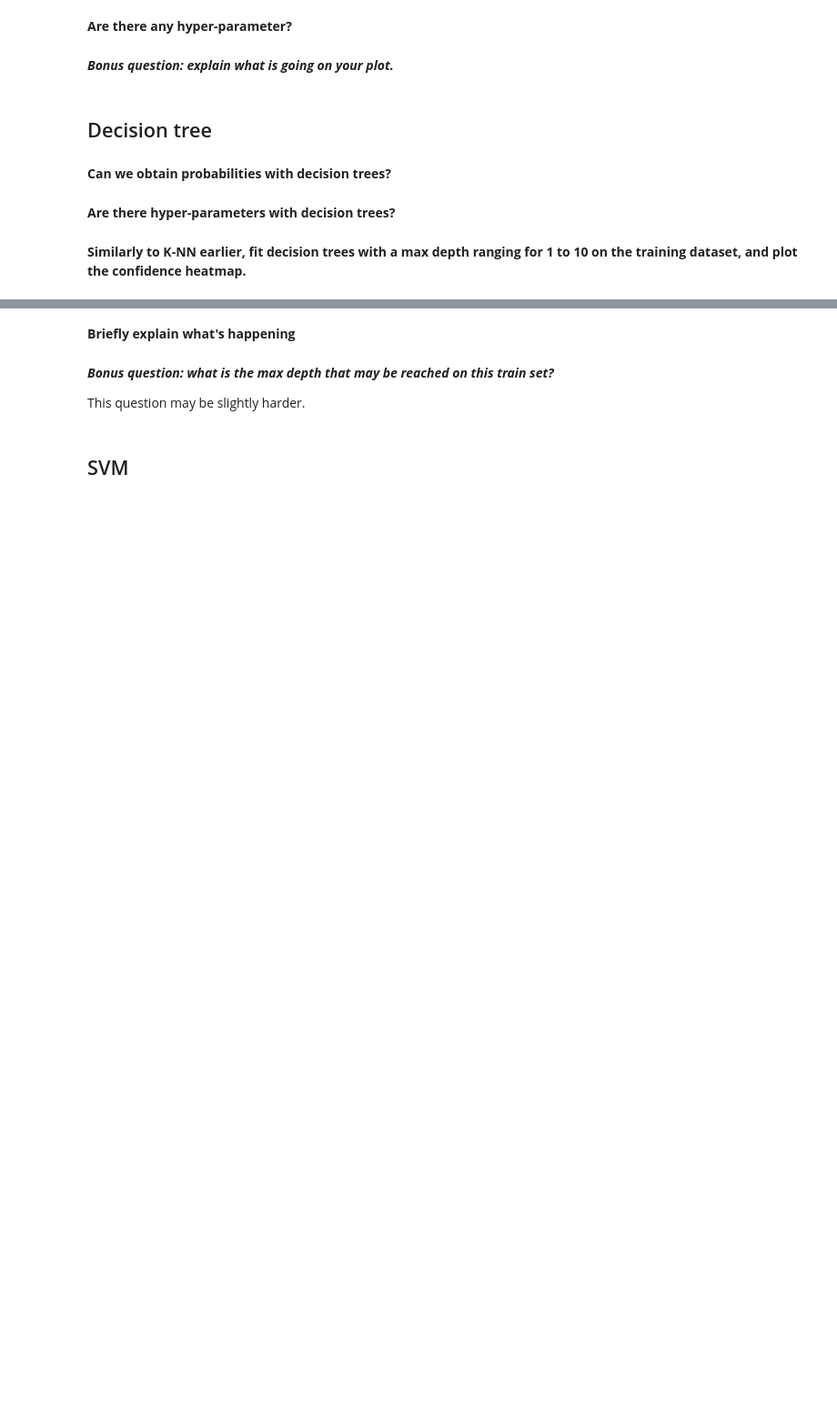
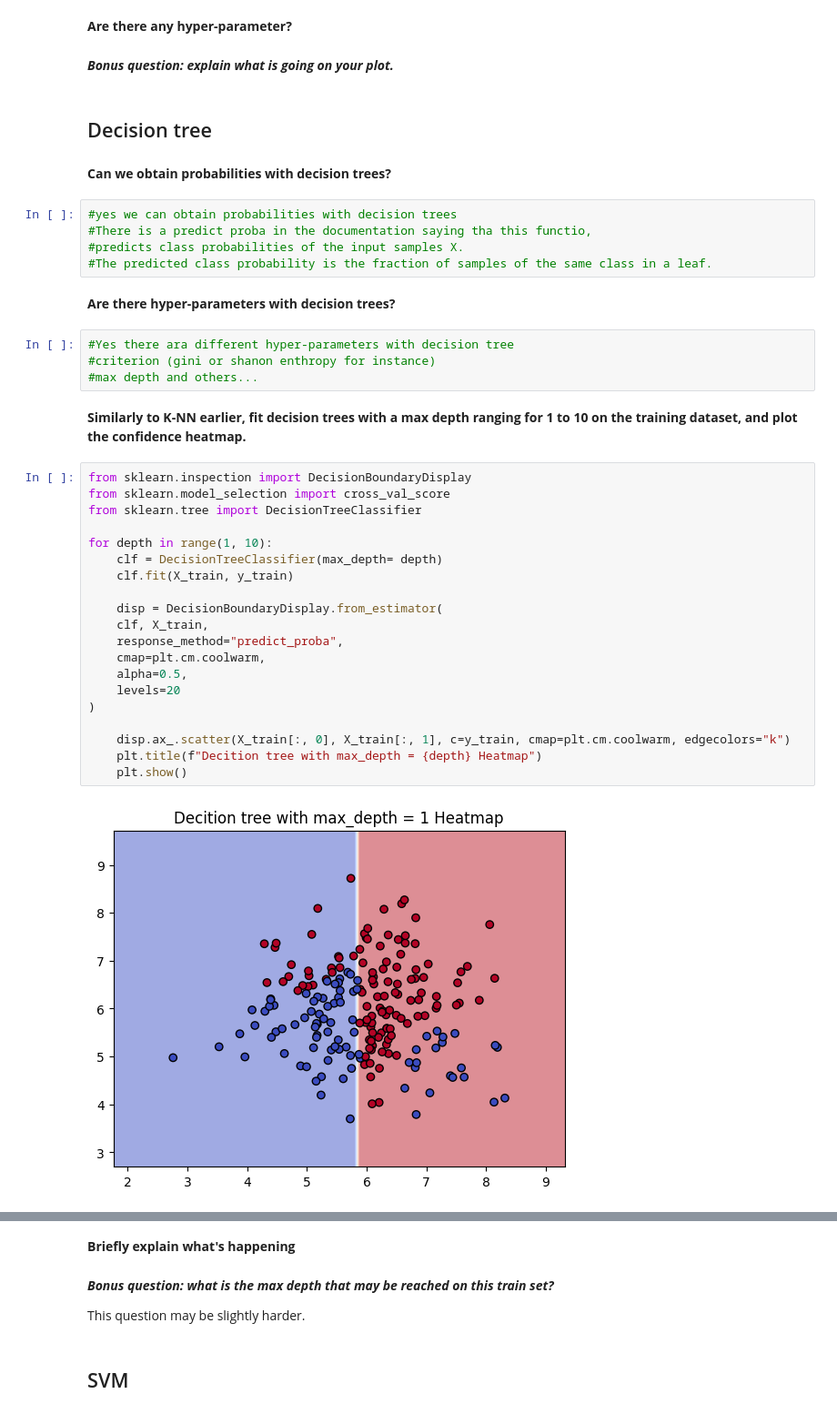
Before and after one commit to audreybvt/ML, a Jupyter notebook: Lab 4 - Classifiers extended edition.ipynb, the cells around one changed output, grey strips where cells are left out. Shown at 91% size. Drawn from its saved outputs; the diff is of its cells as text; blank space fills up the shorter version.

```diff
--- a/Lab 4 - Classifiers extended edition.ipynb
+++ b/Lab 4 - Classifiers extended edition.ipynb
@@ -477,7 +542,38 @@ For this question, "probability" may be interpreted as "a measure of confidence
 ## Decision tree
 # %% [markdown]
 **Can we obtain probabilities with decision trees?**
+# %%
+#yes we can obtain probabilities with decision trees
+#There is a predict proba in the documentation saying tha this functio,
+#predicts class probabilities of the input samples X.
+#The predicted class probability is the fraction of samples of the same class in a leaf.
 # %% [markdown]
 **Are there hyper-parameters with decision trees?**
+# %%
+#Yes there ara different hyper-parameters with decision tree
+#criterion (gini or shanon enthropy for instance)
+#max depth and others...
 # %% [markdown]
 **Similarly to K-NN earlier, fit decision trees with a max depth ranging for 1 to 10 on the training dataset, and plot the confidence heatmap.**
+# %%
+from sklearn.inspection import DecisionBoundaryDisplay
+from sklearn.model_selection import cross_val_score
+from sklearn.tree import DecisionTreeClassifier
+
+for depth in range(1, 10):
+    clf = DecisionTreeClassifier(max_depth= depth)
+    clf.fit(X_train, y_train)
+
+    disp = DecisionBoundaryDisplay.from_estimator(
+    clf, X_train,
+    response_method="predict_proba",
+    cmap=plt.cm.coolwarm,
+    alpha=0.5,
+    levels=20
+)
+
+    disp.ax_.scatter(X_train[:, 0], X_train[:, 1], c=y_train, cmap=plt.cm.coolwarm, edgecolors="k")
+    plt.title(f"Decition tree with max_depth = {depth} Heatmap")
+    plt.show()
+# %% [output]
+[figure, added]
```
Also changed, not shown: parts of 4 cells of this notebook.
